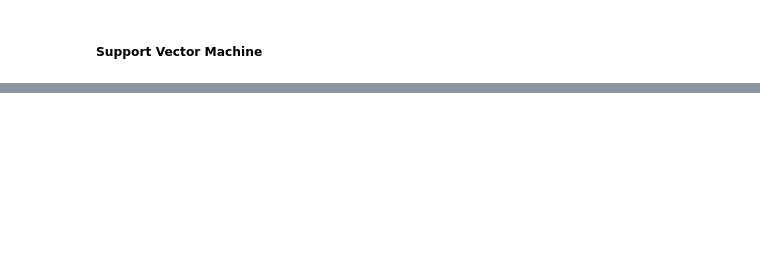
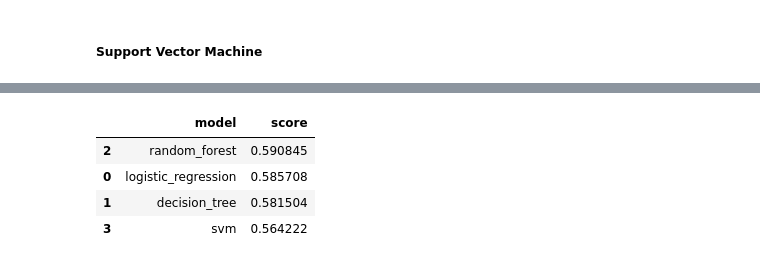
Before and after one commit to matthewzapata/twitter-trigger-warnings, a Jupyter notebook: trigger_warnings.ipynb, the cells around one changed output, grey strips where cells are left out. Saved outputs shown, nothing was run; the diff lists cells and outputs as text; code cells hidden in the pictures; blank space fills up the shorter version.

```diff
--- a/trigger_warnings.ipynb
+++ b/trigger_warnings.ipynb
@@ -1234,3 +1242,7 @@ print(f'Score: {dt_gs.best_score_}')
 # %% [output]
 {'criterion': 'entropy', 'max_depth': 7, 'max_leaf_nodes': 10, 'min_samples_split': 2}
 Score: 0.5815039701074264
+# %%
+scores['model'].append('decision_tree')
+scores['score'].append(dt_gs.best_score_)
+scores
@@ -1274,3 +1289,7 @@ print(f'Score: {rf_gs.best_score_}')
 # %% [output]
 {'criterion': 'gini', 'max_depth': 20, 'min_samples_leaf': 1, 'min_samples_split': 2, 'n_estimators': 25}
 Score: 0.5908453993460999
+# %%
+scores['model'].append('random_forest')
+scores['score'].append(rf_gs.best_score_)
+scores
@@ -1278,0 +1363,8 @@ Score: 0.5908453993460999
+# %%
+pd.DataFrame(scores).sort_values(by='score', ascending=False)
+# %% [output]
+|  | model | score |
+| 2 | random_forest | 0.590845 |
+| 0 | logistic_regression | 0.585708 |
+| 1 | decision_tree | 0.581504 |
+| 3 | svm | 0.564222 |
```
Also changed, not shown: parts of 18 cells of this notebook.
